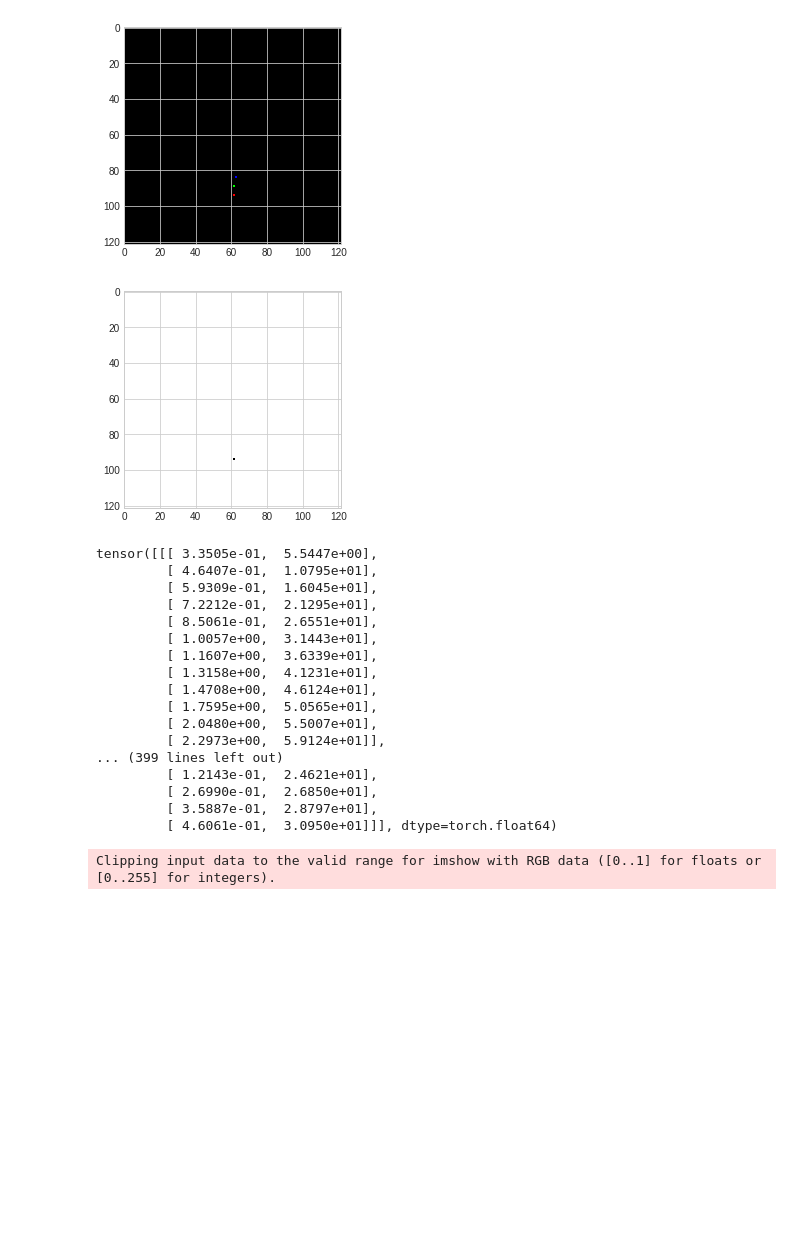
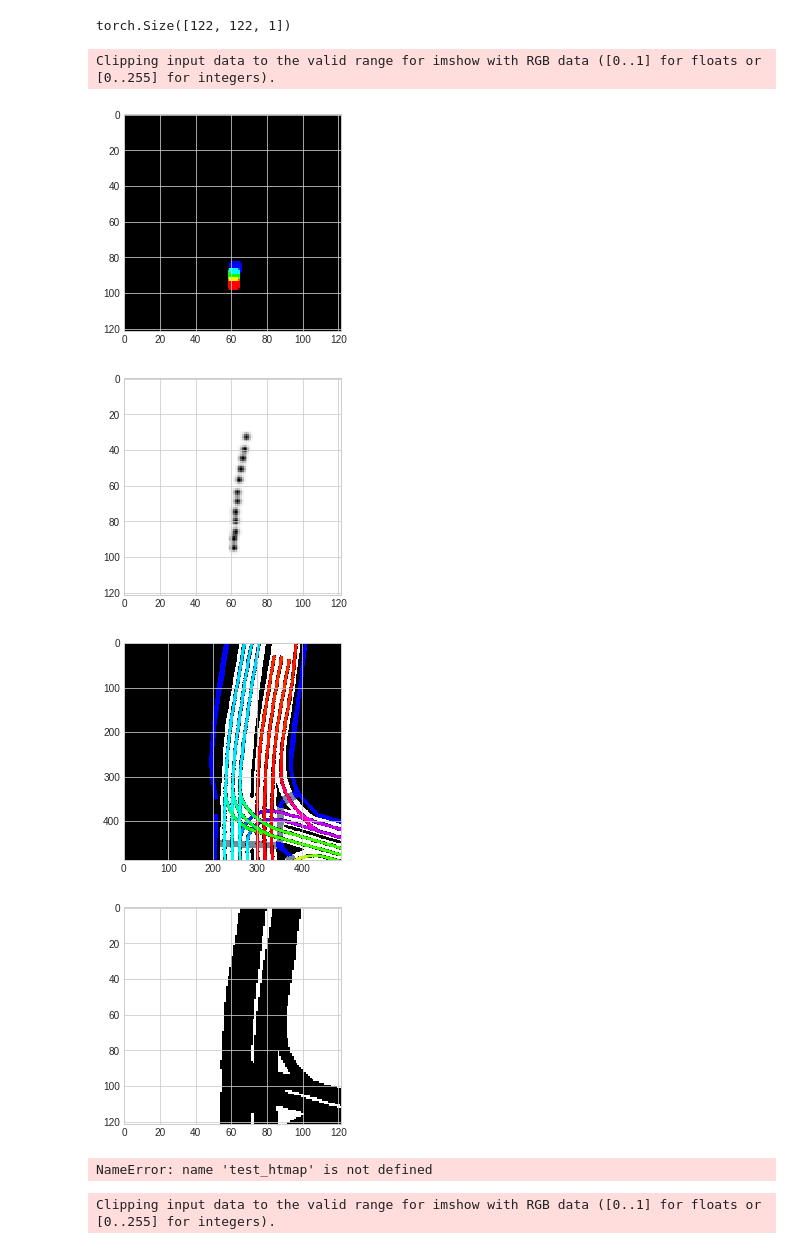
Before and after one commit to tudelft-iv-students/offline-tracking-with-object-permanence, a Jupyter notebook: test.ipynb, the cells around one changed output. Saved outputs shown, nothing was run; the diff lists cells and outputs as text; code cells hidden in the pictures; blank space fills up the shorter version.

```diff
--- a/test.ipynb
+++ b/test.ipynb
@@ -62,30 +46,32 @@ test_htmap=generate_gtmap(data['ground_truth']['traj'],shape)
+# %%
+focal=trainer.losses[0]
+# %%
+data['ground_truth']['traj']
+map_representation = data_test['map_representation'][0]
+mask=data_test['map_representation'][1][0]
+shape=torch.zeros([32,12,122,122]).shape
+test_htmap=focal.generate_gtmap(data['ground_truth']['traj'],shape)
+x=torch.sum(test_htmap[0],dim=0)
+mask=(mask.unsqueeze(2))[::4,::4,:]
+mask.shape
+# %% [output]
+torch.Size([122, 122, 1])
 # %%
 import matplotlib.pyplot as plt
-plt.imshow(test_htmap[0,:3].permute(1,2,0))
+plt.imshow(255*test_htmap[0,:3].permute(1,2,0)*mask)
 plt.show()
-plt.imshow(test_htmap[0,0])
+plt.imshow(x)
 plt.show()
-data['ground_truth']['traj']
+plt.imshow(map_representation[0].permute(1,2,0))
+plt.show()
+plt.imshow(mask.squeeze(-1))
+plt.show()
 # %% [output]
+Clipping input data to the valid range for imshow with RGB data ([0..1] for floats or [0..255] for integers).
-[figure, old version]
+[figure, new version]
-[figure, old version]
+[figure, new version]
-tensor([[[ 3.3505e-01,  5.5447e+00],
-         [ 4.6407e-01,  1.0795e+01],
-         [ 5.9309e-01,  1.6045e+01],
-         [ 7.2212e-01,  2.1295e+01],
-         [ 8.5061e-01,  2.6551e+01],
-         [ 1.0057e+00,  3.1443e+01],
-         [ 1.1607e+00,  3.6339e+01],
-         [ 1.3158e+00,  4.1231e+01],
-         [ 1.4708e+00,  4.6124e+01],
-         [ 1.7595e+00,  5.0565e+01],
-         [ 2.0480e+00,  5.5007e+01],
-         [ 2.2973e+00,  5.9124e+01]],
-... (399 lines left out)
-         [ 1.2143e-01,  2.4621e+01],
-         [ 2.6990e-01,  2.6850e+01],
-         [ 3.5887e-01,  2.8797e+01],
-         [ 4.6061e-01,  3.0950e+01]]], dtype=torch.float64)
+[figure, added]
+[figure, added]
 # %%
 from math import exp
 from torch.autograd import Variable
@@ -98,9 +84,11 @@ def create_window(window_size, channel):
     _2D_window = _1D_window.mm(_1D_window.t()).float().unsqueeze(0).unsqueeze(0)
     window = Variable(_2D_window.expand(channel, 1, window_size, window_size).contiguous())
     return window
-window=create_window(7, 1).repeat(12,1,1,1)
-# window.shape
+window=create_window(7, 12)
+gaussian(7, 1)
 test_heatmap=F.conv2d(test_htmap, window, padding = 7//2, groups = 12)
+# %% [output]
+NameError: name 'test_htmap' is not defined
 # %%
 import matplotlib.pyplot as plt
 plt.imshow(255*test_heatmap[0,:3].permute(1,2,0))
```
Also changed, not shown: parts of 8 cells of this notebook, 8 other files.
